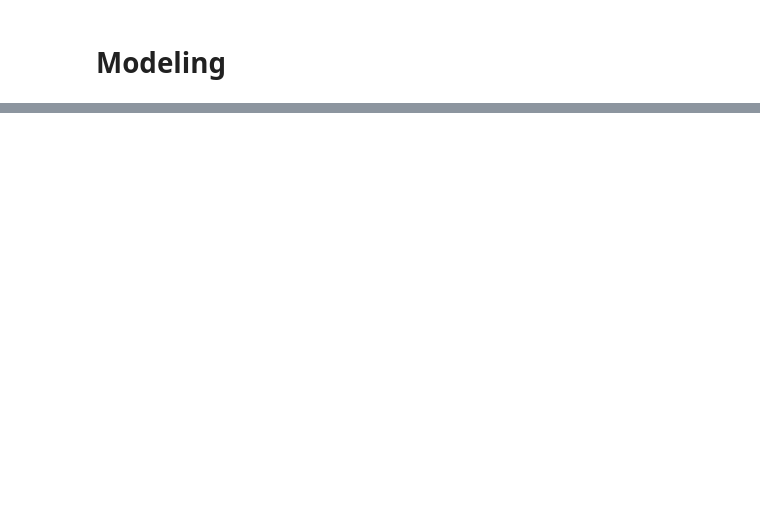
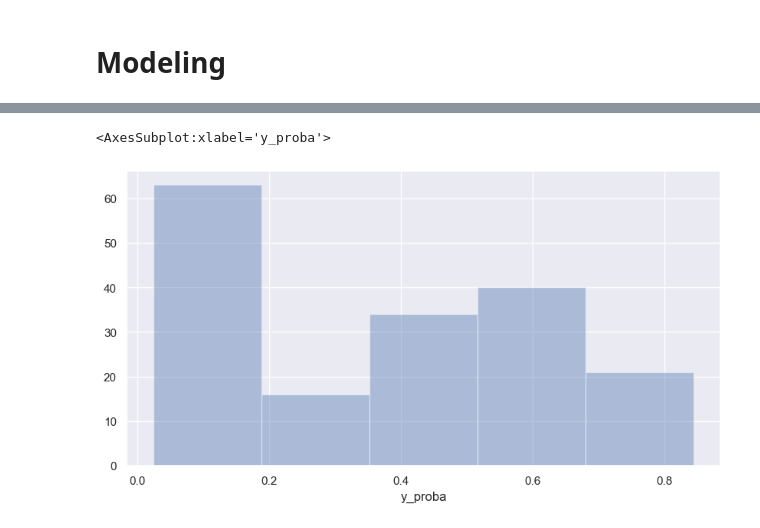
Before and after one commit to evkumar71/DataScience, a Jupyter notebook: Healtcare_fraud_detection.ipynb, the cells around one changed output, grey strips where cells are left out. Drawn from its saved outputs; the diff is of its cells as text; code cells hidden in the pictures; blank space fills up the shorter version.

```diff
--- a/Healtcare_fraud_detection.ipynb
+++ b/Healtcare_fraud_detection.ipynb
@@ -463,0 +524,5 @@ sns.heatmap(df_master_ml_corr, annot=True)
+# %%
+sns.distplot(df_evaluation.loc[df_evaluation["y_actual"] == 1, "y_proba"], kde=False)
+# %% [output]
+<AxesSubplot:xlabel='y_proba'>
+[figure, added]
```
Also changed, not shown: parts of 17 cells of this notebook.
